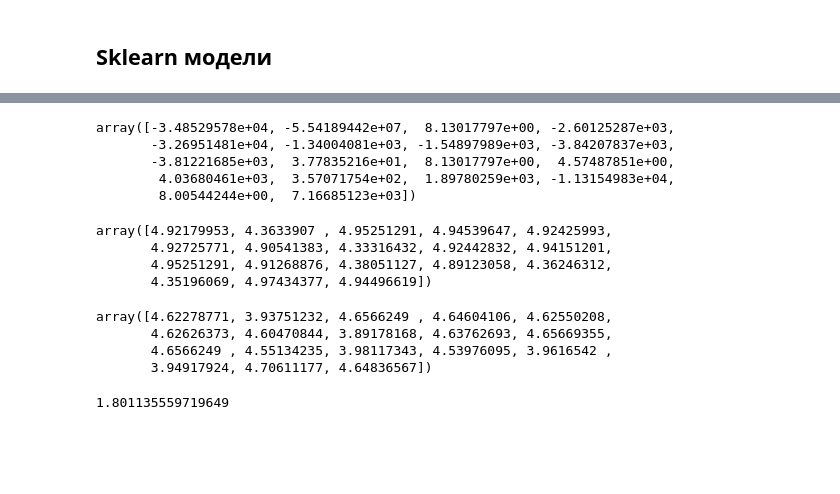
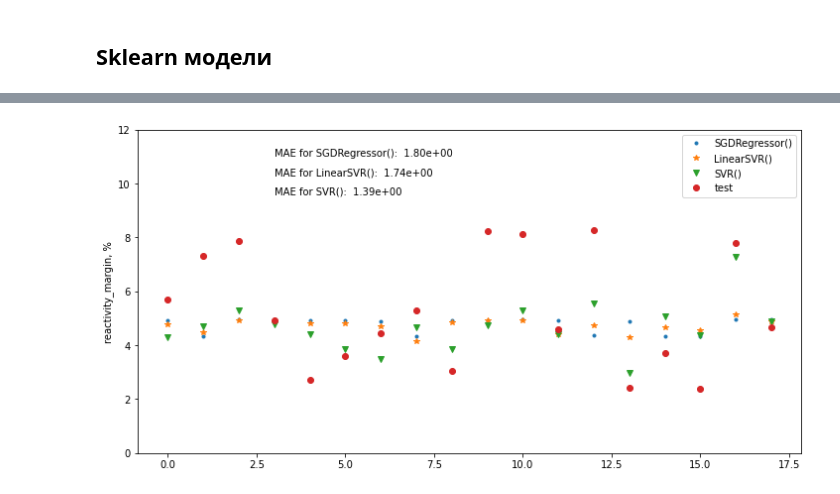
Before and after one commit to KruglikovAnton/burn-up-to-massive, a Jupyter notebook: Building_regression_model.ipynb, the cells around one changed output, grey strips where cells are left out. Saved outputs shown, nothing was run; the diff lists cells and outputs as text; code cells hidden in the pictures; blank space fills up the shorter version.

```diff
--- a/Building_regression_model.ipynb
+++ b/Building_regression_model.ipynb
@@ -93,0 +136,5 @@ main_df_after_correct = pd.read_csv('final_with_ampules.csv', sep=',', index_col
+# %%
+# в файле final_with_ampules.csv помимо изотопных составов также имеется информация о ампуле в ячейке 6-4, которая
+# уменьшает запас реактивности на порядка 2%. Это можно учесть просто вычев или прибавив данное значение, но
+# для начала можно попробовать учесть это простой индекацией наличия данной ампулы.
+main_df2 = pd.read_csv('final_with_ampules.csv', sep=',', index_col=0 )
@@ -94,21 +149,29 @@ main_df_after_correct = pd.read_csv('final_with_ampules.csv', sep=',', index_col
 # %%
-# main_df_after_correct.drop(columns=['Keff'], inplace=True)
-target2 = main_df_after_correct.pop('reactivity_margin')
+main_df2.drop(columns=['Keff'], inplace=True)
+target2 = main_df2.pop('reactivity_margin')
 # %%
-X_train2, X_test2, y_train2, y_test2 = train_test_split(main_df_after_correct, target2, test_size=0.2, random_state=7)
+X_train2, X_test2, y_train2, y_test2 = train_test_split(main_df2, target2, test_size=0.2, random_state=7)
 # %%
-%time
-lr.fit(X_train2, y_train2)
-
+%%time
+#В качестве первого шага применим аналогичные модели
 sgd_search = HalvingGridSearchCV(estimator=sgd,
                                  param_grid=sgd_params,
                                  scoring='r2',
                                  cv=sss,
-                                 random_state=7).fit(X_train2, y_train2)
+                                 random_state=9,
+                                 n_jobs=-1).fit(X_train2, y_train2)
+
+lin_svr_search = HalvingGridSearchCV(estimator=lin_svr,
+                                     param_grid=lin_svr_params,
+                                     scoring='r2',
+                                     cv=sss,
+                                     random_state=9,
+                                     n_jobs=-1).fit(X_train2, y_train2)
 
 svr_search = HalvingGridSearchCV(estimator=svr,
                                  param_grid=svr_params,
                                  scoring='r2',
                                  cv=sss,
-                                 random_state=7).fit(X_train2, y_train2)
+                                 random_state=9,
+                                 n_jobs=-1).fit(X_train2, y_train2)
 # %% [output]
@@ -116,26 +179,15 @@ Wall time: 0 ns
-# %%
-lr.predict(X_test2)
-# %% [output]
-array([-3.48529578e+04, -5.54189442e+07,  8.13017797e+00, -2.60125287e+03,
-       -3.26951481e+04, -1.34004081e+03, -1.54897989e+03, -3.84207837e+03,
-       -3.81221685e+03,  3.77835216e+01,  8.13017797e+00,  4.57487851e+00,
-        4.03680461e+03,  3.57071754e+02,  1.89780259e+03, -1.13154983e+04,
-        8.00544244e+00,  7.16685123e+03])
-# %%
-sgd_search.predict(X_test2)
-# %% [output]
-array([4.92179953, 4.3633907 , 4.95251291, 4.94539647, 4.92425993,
-       4.92725771, 4.90541383, 4.33316432, 4.92442832, 4.94151201,
-       4.95251291, 4.91268876, 4.38051127, 4.89123058, 4.36246312,
-       4.35196069, 4.97434377, 4.94496619])
-# %%
-svr_search.predict(X_test2)
-# %% [output]
-array([4.62278771, 3.93751232, 4.6566249 , 4.64604106, 4.62550208,
-       4.62626373, 4.60470844, 3.89178168, 4.63762693, 4.65669355,
-       4.6566249 , 4.55134235, 3.98117343, 4.53976095, 3.9616542 ,
-       3.94917924, 4.70611177, 4.64836567])
-# %%
-mean_absolute_error(y_test2, sgd_search.predict(X_test2))
-# %% [output]
-1.801135559719649
+# %%
+models = [sgd_search, lin_svr_search, svr_search]
+markers = ['.', '*', 'v']
+fig, ax = plt.subplots(figsize=(12,6))
+for model, marker, y_text in zip(models, markers, [11,10.3,9.6]):
+    y_pred = model.predict(X_test2)
+    ax.plot(y_pred, marker, label=(model.estimator))
+    ax.text(s=f'MAE for {model.estimator}: {mean_absolute_error(y_test2, y_pred): .2e}', x=3, y=y_text)
+ax.plot([x for x in range(len(y_test2))], y_test2, 'o', label='test')
+ax.set_ylabel('reactivity_margin, %')
+ax.set_ylim(0, 12)
+ax.legend()
+plt.show()
+# %% [output]
+[figure, added]
```
Also changed, not shown: parts of 27 cells of this notebook.
